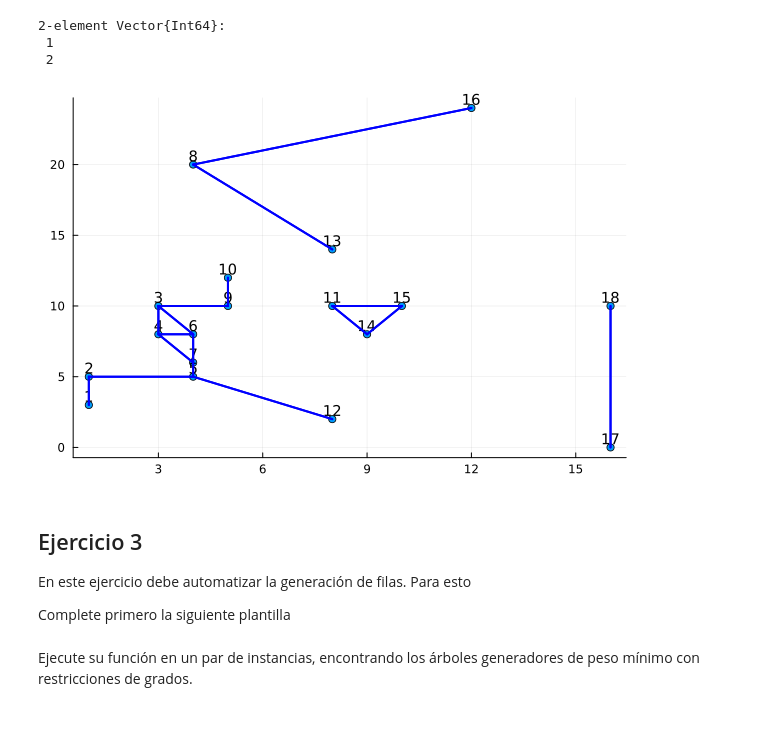
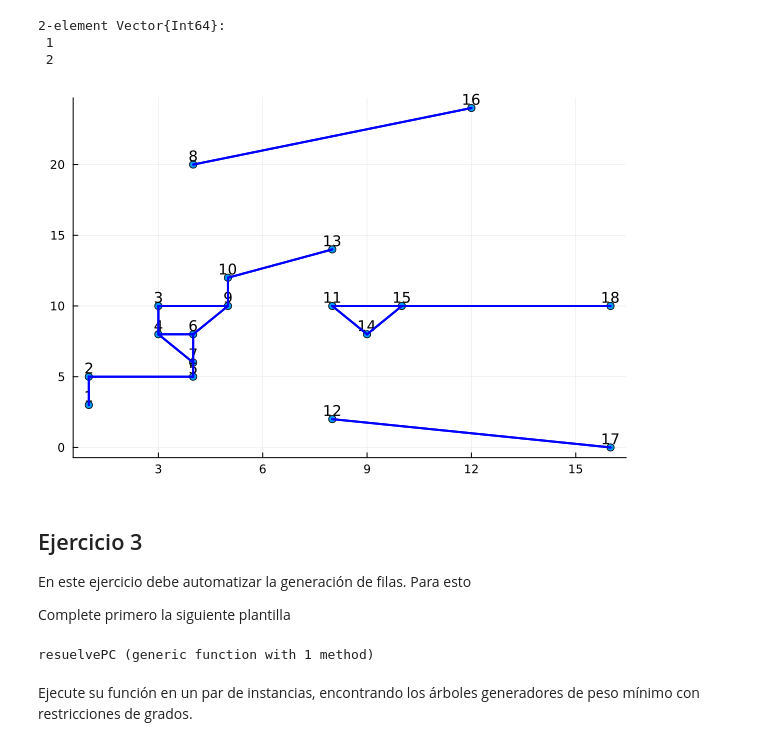
Before and after one commit to Miguel-Escobar/PLM, a Jupyter notebook: Lab 1/lab1-TPyTNP-enunciado.ipynb, the cells around one changed output. Saved outputs shown, nothing was run; the diff lists cells and outputs as text; code cells hidden in the pictures.

```diff
--- a/Lab 1/lab1-TPyTNP-enunciado.ipynb
+++ b/Lab 1/lab1-TPyTNP-enunciado.ipynb
@@ -349,13 +355,13 @@ corte = compnts[1]
 # %%
 #agregar nueva fila (restricción violada determinada por corte) a PC
 @constraint(PC,
-[S in compnts], sum([z[u, v] for u ∈ S, v ∈ 1:N if v ∉ S]) ≥ 1)
-
+# [S in compnts], sum([z[u, v] for u ∈ S, v ∈ 1:N if v ∉ S]) ≥ 1)
+sum([z[u, v] for u ∈ corte, v ∈ 1:N if v ∉ corte]) ≥ 1)
 #optimice nuevamente y dibuje
 optimize!(PC)
 dibuja(x_pos,y_pos,value.(z))
 # %% [output]
-[figure, old version]
+[figure, new version]
 # %% [markdown]
 ## Ejercicio 3
 
@@ -372,21 +378,39 @@ function resuelvePC(nombre_archivo,flag,maxIter)
 
     # recuperar N y puntos del archivo
     N,x_pos,y_pos,b = lee_archivo(nombre_archivo)
-
     # Crear modelo PC inicial
-    PC = Model(optimizer_with_attributes(() -> Gurobi.Optimizer(GUROBI_ENV),"OutputFlag" => 0)) #sin salida esta vez
-
+    P = Model(optimizer_with_attributes(() -> Gurobi.Optimizer(GUROBI_ENV),"OutputFlag" => 0)) #sin salida esta vez
+    @variable(P, z[1:N, 1:N], Bin)
+    @objective(P, Min, .5*sum(euclidean([x_pos[i], y_pos[i]], [x_pos[j], y_pos[j]])*z[i, j] for i in 1:N, j in 1:N))   #Crear restricciones
+    @constraints(P, begin
+      [u ∈ 1:N], z[u, u] == 0
+      [u ∈ 1:N, v ∈ 1:N], z[v, u] - z[u, v] == 0
+      sum(z[u, v] for u in 1:N, v in 1:N) == 2*(N-1)
+      [v ∈ 1:N], 1 ≤ sum(z[u, v] for u in 1:N) ≤ b[v]
+    end)
 
     itera=1
     while (itera <= maxIter)
       ## optimizar, encontrar componentes conexas y agregar 1 o todas dependiendo del valor de flag
-      ...
-
+      optimize!(P)
+      cmpnts = componente_conexa(value.(z))
+      corte = cmpnts[1]
+      if corte == 1:N
+        break
+      end
+      if flag
+        @constraint(P, sum([z[u, v] for u ∈ corte, v ∈ 1:N if v ∉ corte]) ≥ 1)
+      else
+        @constraint(P,
+        [S ∈ cmpnts], sum([z[u, v] for u ∈ S, v ∈ 1:N if v ∉ S]) ≥ 1)
+      end
       itera=itera+1
     end
-    optimize!(PC)
+    optimize!(P)
     dibuja(x_pos,y_pos,value.(z))
 end
+# %% [output]
+resuelvePC (generic function with 1 method)
 # %% [markdown]
 Ejecute su función en un par de instancias, encontrando los árboles generadores de peso mínimo con restricciones de grados.
 # %%
```
Also changed, not shown: parts of 12 cells of this notebook.
